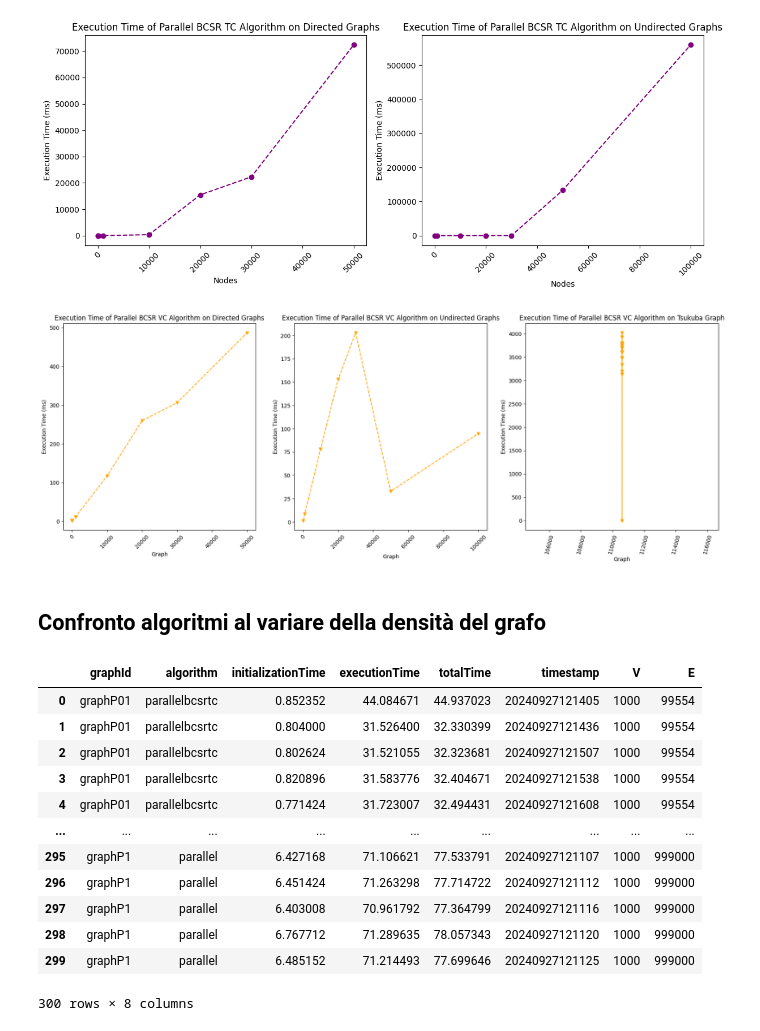
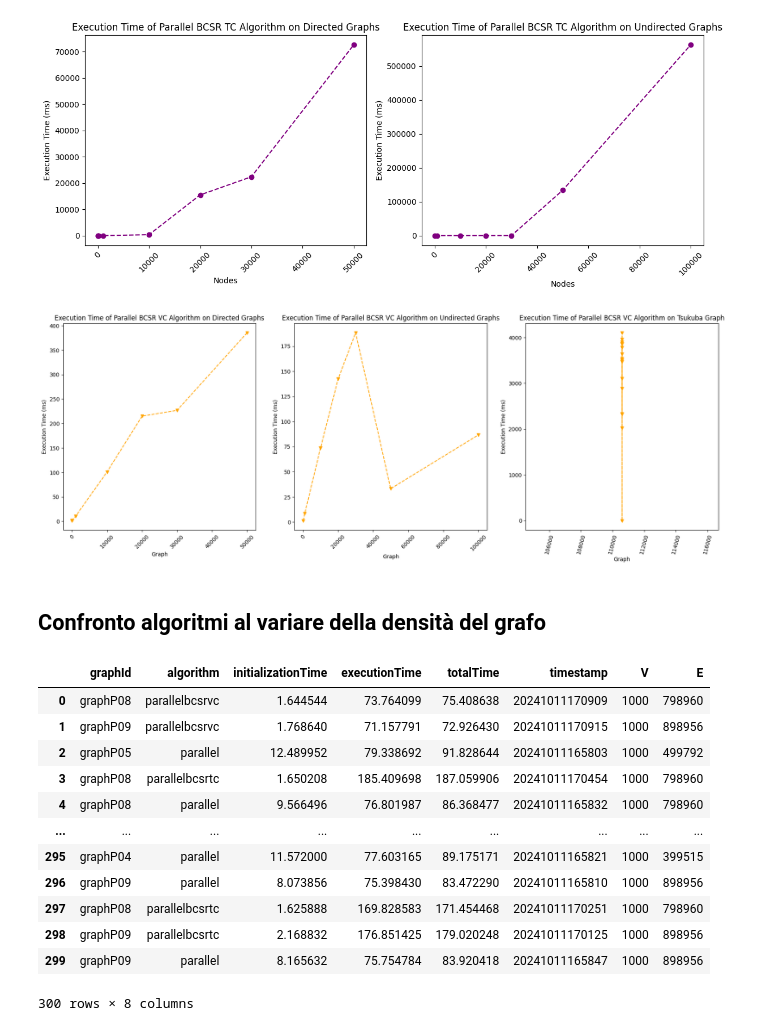
Before and after one commit to Daniele974/GraphCuts_CUDA, a Jupyter notebook: result_analysis_new.ipynb, the cells around one changed output. Saved outputs shown, nothing was run; the diff lists cells and outputs as text; code cells hidden in the pictures.

```diff
--- a/result_analysis_new.ipynb
+++ b/result_analysis_new.ipynb
@@ -11,7 +11,7 @@ import os
 import numpy as np
 import math
 
-results_path = './results/session7/'
+results_path = './results/session9/'
 files = glob.glob(results_path + '*.json')
 results = []
 
@@ -343,42 +343,42 @@ plt.title('Execution Time of Parallel BCSR VC Algorithm on Tsukuba Graph')
 plt.xticks(rotation=75)
 plt.show()
 # %% [output]
-[figure, old version]
+[figure, new version]
 # %% [markdown]
 ## Confronto algoritmi al variare della densità del grafo
 # %%
-results_path = './results/session8_density1K/'
+results_path = './results/session10_density1K/'
 files = glob.glob(results_path + '*.json')
 results = []
 
 for file in files:
     with open(file) as f:
         filename = os.path.basename(file)
         splitted_filename = filename.split('_')
         graph = splitted_filename[0]
         algorithm = splitted_filename[1]
         timestamp = splitted_filename[3].split('.')[0] if len(splitted_filename) > 3 else ''
         content = json.load(f)
         content['graphId'] = graph
         content['algorithm'] = algorithm
         content['timestamp'] = timestamp
         results.append(content)
 
 results = pd.DataFrame(results, columns=['graphId', 'algorithm', 'initializationTime', 'executionTime', 'totalTime', 'timestamp', 'V', 'E'])
 results
 # %% [output]
 |  | graphId | algorithm | initializationTime | executionTime | totalTime | timestamp | V | E |
-| 0 | graphP01 | parallelbcsrtc | 0.852352 | 44.084671 | 44.937023 | 20240927121405 | 1000 | 99554 |
-| 1 | graphP01 | parallelbcsrtc | 0.804000 | 31.526400 | 32.330399 | 20240927121436 | 1000 | 99554 |
-| 2 | graphP01 | parallelbcsrtc | 0.802624 | 31.521055 | 32.323681 | 20240927121507 | 1000 | 99554 |
-| 3 | graphP01 | parallelbcsrtc | 0.820896 | 31.583776 | 32.404671 | 20240927121538 | 1000 | 99554 |
-| 4 | graphP01 | parallelbcsrtc | 0.771424 | 31.723007 | 32.494431 | 20240927121608 | 1000 | 99554 |
+| 0 | graphP08 | parallelbcsrvc | 1.644544 | 73.764099 | 75.408638 | 20241011170909 | 1000 | 798960 |
+| 1 | graphP09 | parallelbcsrvc | 1.768640 | 71.157791 | 72.926430 | 20241011170915 | 1000 | 898956 |
+| 2 | graphP05 | parallel | 12.489952 | 79.338692 | 91.828644 | 20241011165803 | 1000 | 499792 |
+| 3 | graphP08 | parallelbcsrtc | 1.650208 | 185.409698 | 187.059906 | 20241011170454 | 1000 | 798960 |
+| 4 | graphP08 | parallel | 9.566496 | 76.801987 | 86.368477 | 20241011165832 | 1000 | 798960 |
 | ... | ... | ... | ... | ... | ... | ... | ... | ... |
-| 295 | graphP1 | parallel | 6.427168 | 71.106621 | 77.533791 | 20240927121107 | 1000 | 999000 |
-| 296 | graphP1 | parallel | 6.451424 | 71.263298 | 77.714722 | 20240927121112 | 1000 | 999000 |
-| 297 | graphP1 | parallel | 6.403008 | 70.961792 | 77.364799 | 20240927121116 | 1000 | 999000 |
-| 298 | graphP1 | parallel | 6.767712 | 71.289635 | 78.057343 | 20240927121120 | 1000 | 999000 |
-| 299 | graphP1 | parallel | 6.485152 | 71.214493 | 77.699646 | 20240927121125 | 1000 | 999000 |
+| 295 | graphP04 | parallel | 11.572000 | 77.603165 | 89.175171 | 20241011165821 | 1000 | 399515 |
+| 296 | graphP09 | parallel | 8.073856 | 75.398430 | 83.472290 | 20241011165810 | 1000 | 898956 |
+| 297 | graphP08 | parallelbcsrtc | 1.625888 | 169.828583 | 171.454468 | 20241011170251 | 1000 | 798960 |
+| 298 | graphP09 | parallelbcsrtc | 2.168832 | 176.851425 | 179.020248 | 20241011170125 | 1000 | 898956 |
+| 299 | graphP09 | parallel | 8.165632 | 75.754784 | 83.920418 | 20241011165847 | 1000 | 898956 |
 300 rows × 8 columns
 # %%
 # Aggregazione dei risultati (media, deviazione standard, minimo e massimo dei tempi)
```
Also changed, not shown: parts of 8 cells of this notebook.
